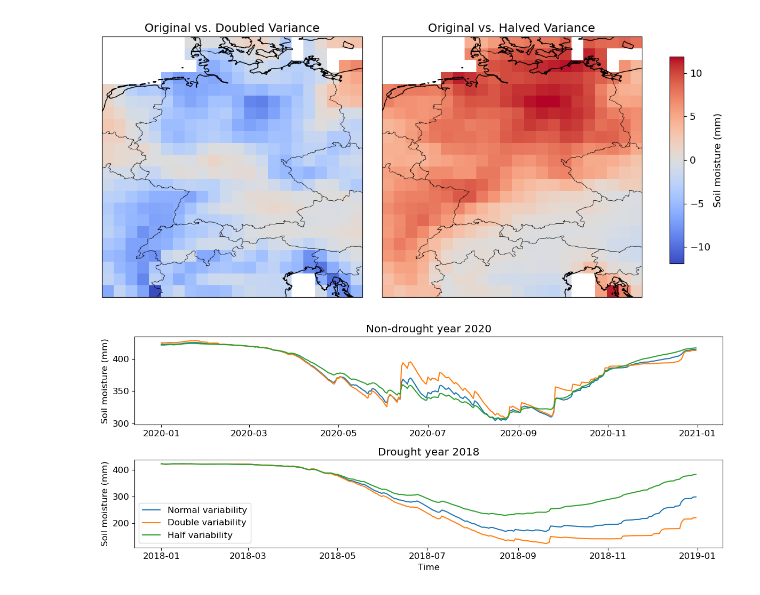
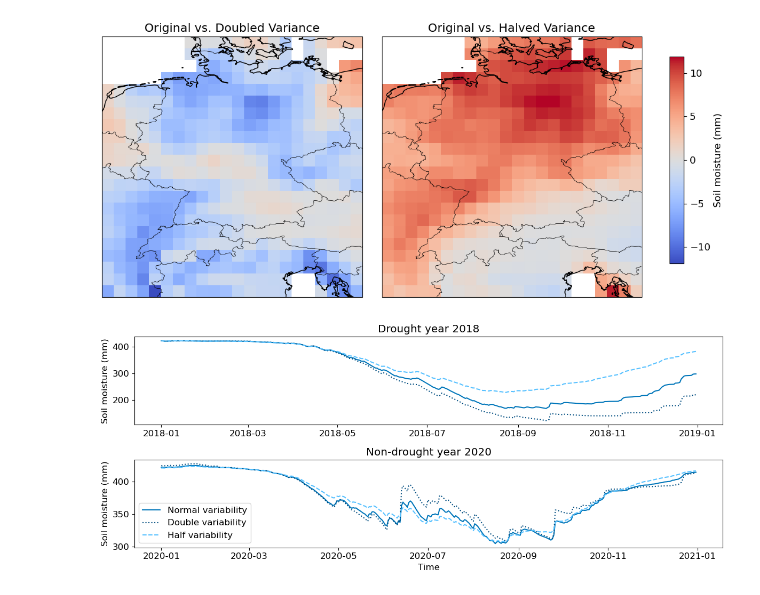
Before and after one commit to JohannaTrost/MSC24-WBM, a Jupyter notebook: model_output_visualization copy 2.ipynb, the cells around one changed output. Saved outputs shown, nothing was run; the diff lists cells and outputs as text; code cells hidden in the pictures.

Commit message:
update colors

```diff
--- a/model_output_visualization copy 2.ipynb
+++ b/model_output_visualization copy 2.ipynb
@@ -77,39 +77,39 @@ lon = 10.75
 lat = 52.75
 
 # Daten für 2020 laden
 year_2020 = 2020
 sm_data_year_normal_2020 = out_normal[out_param].sel(time=str(year_2020), lon=lon, lat=lat)
 sm_data_year_dbl_2020 = out_dbl[out_param].sel(time=str(year_2020), lon=lon, lat=lat)
 sm_data_year_half_2020 = out_half[out_param].sel(time=str(year_2020), lon=lon, lat=lat)
 
 # Daten für 2018 laden
 year_2018 = 2018
 sm_data_year_normal_2018 = out_normal[out_param].sel(time=str(year_2018), lon=lon, lat=lat)
 sm_data_year_dbl_2018 = out_dbl[out_param].sel(time=str(year_2018), lon=lon, lat=lat)
 sm_data_year_half_2018 = out_half[out_param].sel(time=str(year_2018), lon=lon, lat=lat)
 
 # Plot erstellen
 fig, axs = plt.subplots(2, 1, figsize=(12, 5))
 plt.rcParams.update({'font.size': 12})  # Update font size
 
 # Plot für 2020
-axs[0].plot(sm_data_year_normal_2020['time'], sm_data_year_normal_2020[out_param], label='Normal variability')
-axs[0].plot(sm_data_year_dbl_2020['time'], sm_data_year_dbl_2020[out_param], label='Double variability')
-axs[0].plot(sm_data_year_half_2020['time'], sm_data_year_half_2020[out_param], label='Half variability')
+axs[0].plot(sm_data_year_normal_2018['time'], sm_data_year_normal_2018[out_param], color='#0076BA', label='Normal variability')
+axs[0].plot(sm_data_year_dbl_2018['time'], sm_data_year_dbl_2018[out_param], color='#004D80', linestyle='dotted', label='Double variability')
+axs[0].plot(sm_data_year_half_2018['time'], sm_data_year_half_2018[out_param], color='#56C1FF', linestyle='dashed', label='Half variability')
 axs[0].set_ylabel('Soil moisture (mm)')
-axs[0].set_title(f'Non-drought year 2020')
+axs[0].set_title(f'Drought year 2018')
 
 # Plot für 2018
-axs[1].plot(sm_data_year_normal_2018['time'], sm_data_year_normal_2018[out_param], label='Normal variability')
-axs[1].plot(sm_data_year_dbl_2018['time'], sm_data_year_dbl_2018[out_param], label='Double variability')
-axs[1].plot(sm_data_year_half_2018['time'], sm_data_year_half_2018[out_param], label='Half variability')
+axs[1].plot(sm_data_year_normal_2020['time'], sm_data_year_normal_2020[out_param], color='#0076BA', label='Normal variability')
+axs[1].plot(sm_data_year_dbl_2020['time'], sm_data_year_dbl_2020[out_param], color='#004D80', linestyle='dotted', label='Double variability')
+axs[1].plot(sm_data_year_half_2020['time'], sm_data_year_half_2020[out_param], color='#56C1FF', linestyle='dashed', label='Half variability')
 axs[1].set_xlabel('Time')
 axs[1].set_ylabel('Soil moisture (mm)')
-axs[1].set_title(f'Drought year 2018')
+axs[1].set_title(f'Non-drought year 2020')
 axs[1].legend()
 
 plt.tight_layout()
 plt.savefig('figs/drought_year_time_series.svg', format='svg', transparent=True)
 plt.show()
 # %% [output]
-[figure, old version]
+[figure, new version]
```
